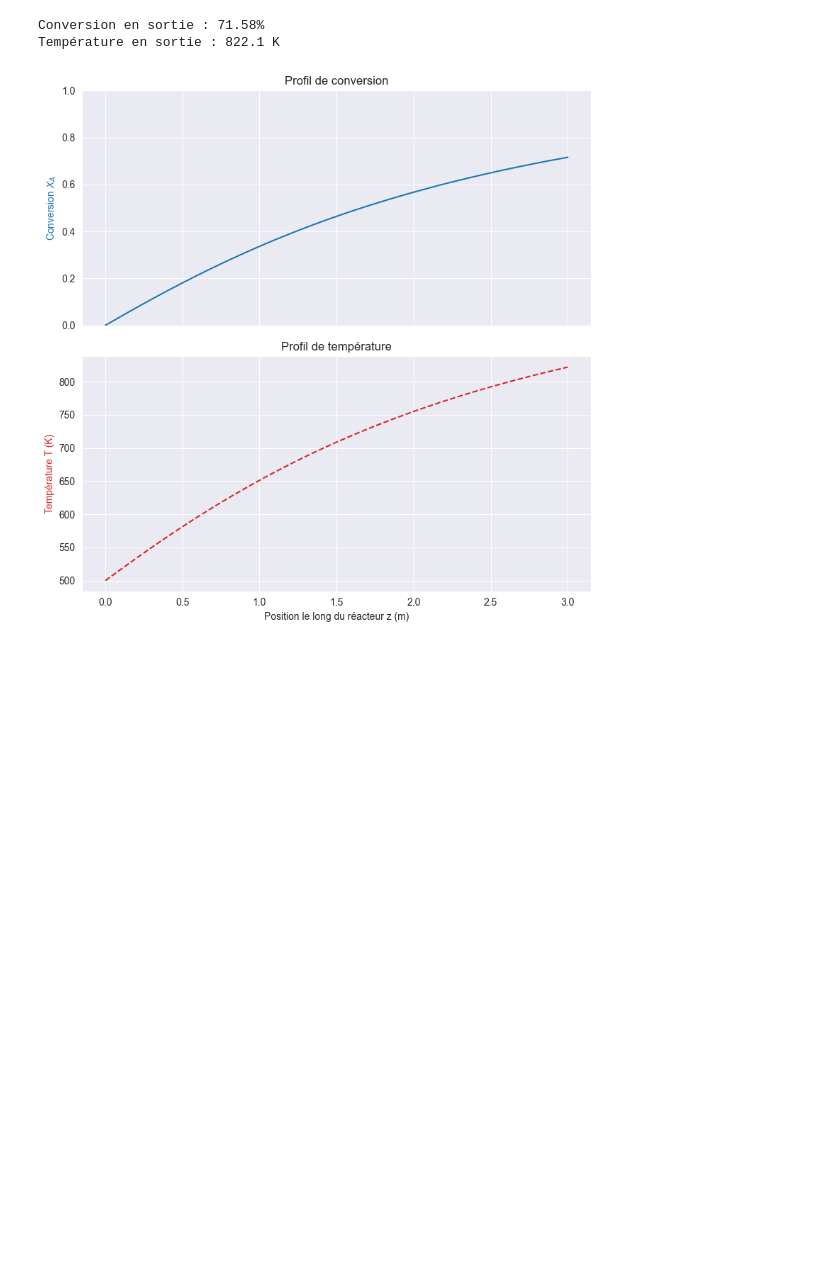
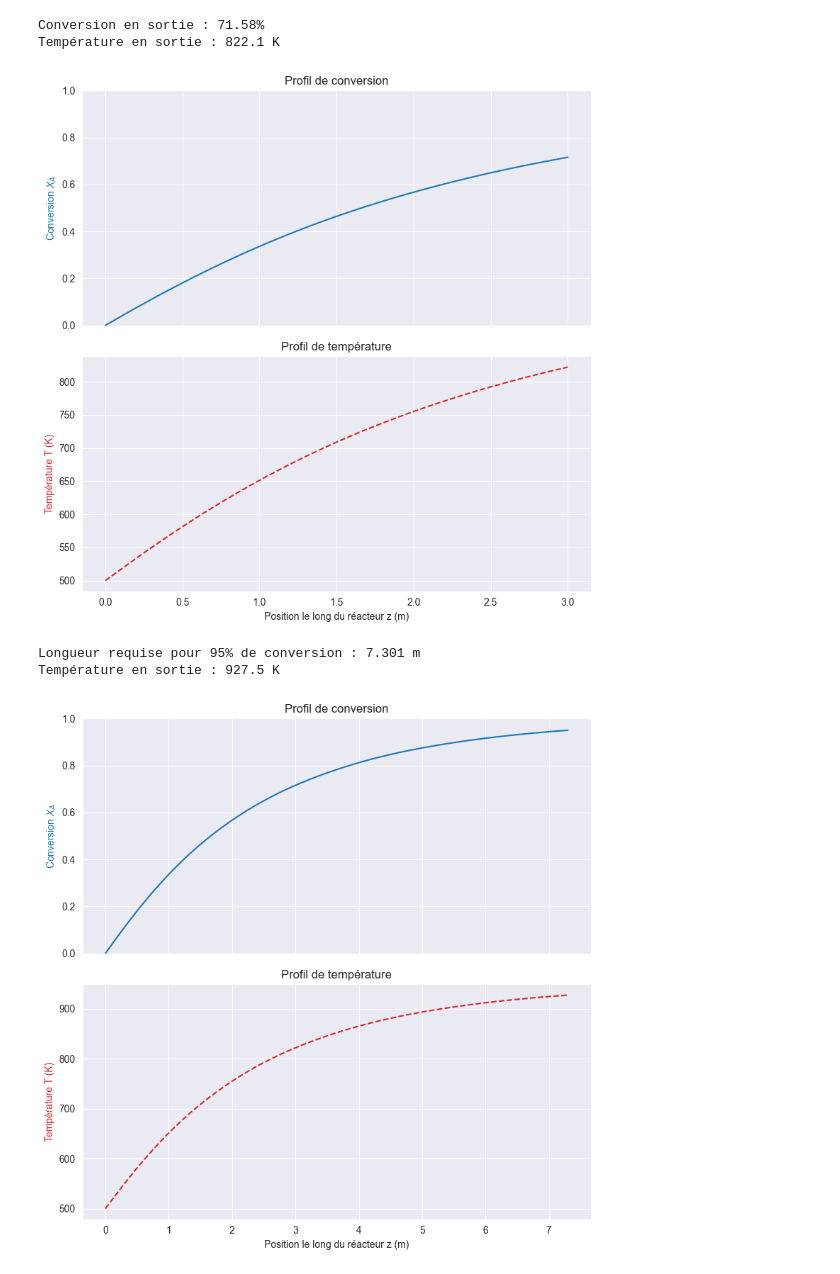
Before and after one commit to JeanSchro/Projet-Indu-process, a Jupyter notebook: Projet_1.ipynb, the cells around one changed output. Saved outputs shown, nothing was run; the diff lists cells and outputs as text; code cells hidden in the pictures; blank space fills up the shorter version.

```diff
--- a/Projet_1.ipynb
+++ b/Projet_1.ipynb
@@ -86,3 +86,78 @@ plt.show()
 Conversion en sortie : 71.58%
 Température en sortie : 822.1 K
 [figure]
+# %%
+## Q3.a) ##
+
+
+from scipy.integrate import solve_ivp
+import numpy as np
+import matplotlib.pyplot as plt
+import seaborn as sns
+
+## 1. Adiabatic reactor (Recherche de L pour XA = 0.95)
+# Section du réacteur
+Ac = np.pi * (d_R**2) / 4
+
+# Conversion d'unités pour cohérence
+P_Pa = P * 1e5
+F_A0_mol = F_A0 * 1000
+DH_A_J = DH_A * 1000
+
+# Conversion du Cp (kJ/kg.K -> J/kg.K) multiplié par la masse molaire Ma (kg/kmol = kg/mol / 1000)
+Cp_mol = (Cp * 1000) * (Ma / 1000)  # J/mol.K
+
+# La variable indépendante est maintenant X_A
+def systeme_pfr(X_A, y):
+    z, T_z = y
+
+    # Évaluation locale de k et C_A (en utilisant le X_A variable)
+    k_local = 2*10**5 * np.exp(-12000/(R*T_z))
+    C_A_local = (P_Pa / (R * T_z)) * ((1 - X_A) / (1 + X_A))
+
+    r_A_local = k_local * C_A_local
+
+    # EDO 1 : dz/dX_A = F_A0 / (r_A * Ac)
+    dz_dxa = F_A0_mol / (r_A_local * Ac)
+
+    # EDO 2 : dT/dX_A
+    # = (dT/dz) * (dz/dX_A) = (-DH_A) / Cp_mol
+    dT_dxa = -DH_A_J / Cp_mol
+
+    return [dz_dxa, dT_dxa]
+
+# Résolution numérique (X_A va de 0 à 0.95)
+sol = solve_ivp(systeme_pfr, [0, 0.95], [0.0, T0], method='RK45', dense_output=True)
+
+# Récupération des données pour le tracé
+X_eval = np.linspace(0, 0.95, 200)
+z_out, T_out = sol.sol(X_eval)
+
+print(f"Longueur requise pour 95% de conversion : {z_out[-1]:.3f} m")
+print(f"Température en sortie : {T_out[-1]:.1f} K")
+
+# Tracé graphique (2 graphiques séparés)
+sns.set_style("darkgrid")
+fig, (ax1, ax2) = plt.subplots(2, 1, figsize=(8, 8), sharex=True)
+
+# Graphique 1 : Conversion
+color1 = 'tab:blue'
+# On trace X_eval en fonction de z_out pour garder le sens physique "Position en X"
+ax1.plot(z_out, X_eval, color=color1, label='$X_A$')
+ax1.set_ylabel('Conversion $X_A$', color=color1)
+ax1.set_ylim([0, 1])
+ax1.set_title('Profil de conversion')
+
+# Graphique 2 : Température
+color2 = 'tab:red'
+ax2.plot(z_out, T_out, color=color2, linestyle='--', label='Température')
+ax2.set_xlabel('Position le long du réacteur z (m)')
+ax2.set_ylabel('Température T (K)', color=color2)
+ax2.set_title('Profil de température')
+
+fig.tight_layout()
+plt.show()
+# %% [output]
+Longueur requise pour 95% de conversion : 7.301 m
+Température en sortie : 927.5 K
+[figure, added]
```
Also changed, not shown: parts of 1 cell of this notebook.
